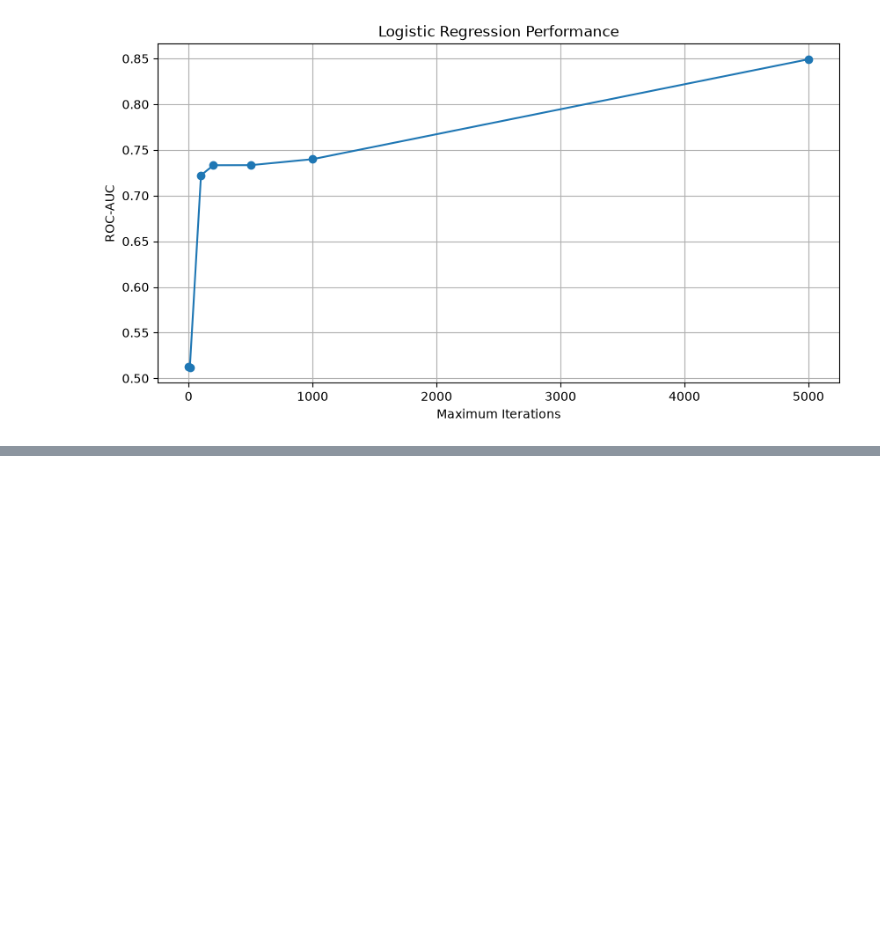
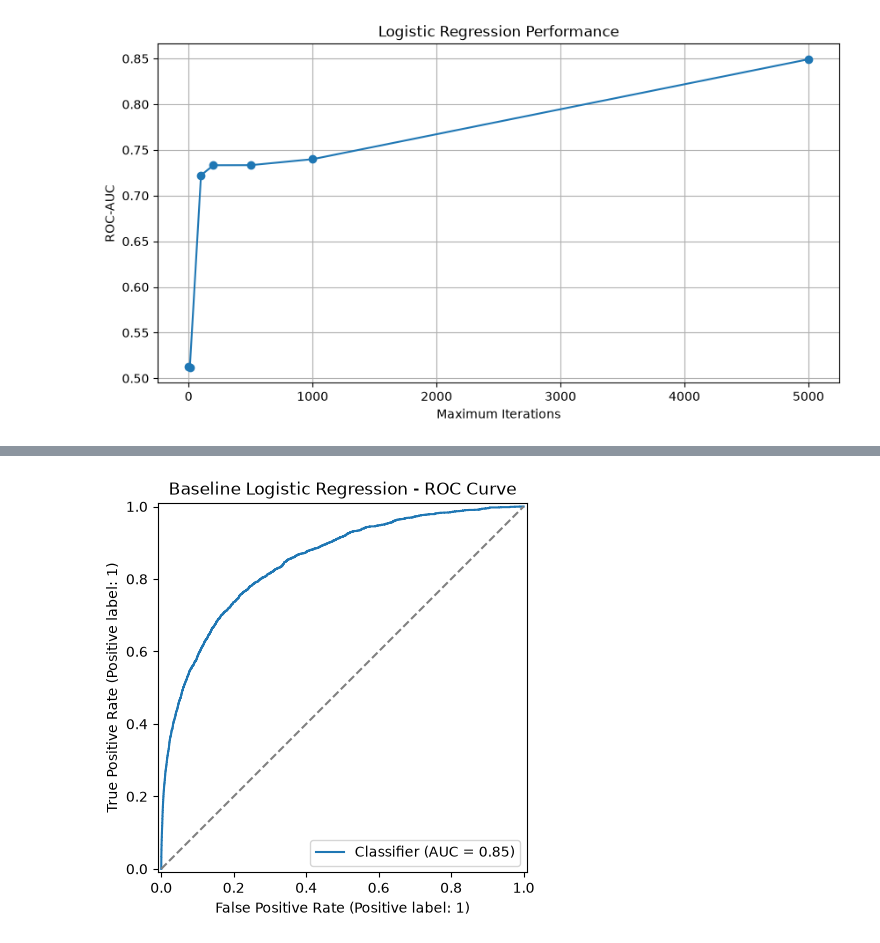
Before and after one commit to DGT-INT/credit_card_approvals_study, a Jupyter notebook: code/preprocessing.ipynb, the cells around one changed output, grey strips where cells are left out. Drawn from its saved outputs; the diff is of its cells as text; code cells hidden in the pictures; blank space fills up the shorter version.

```diff
--- a/code/preprocessing.ipynb
+++ b/code/preprocessing.ipynb
@@ -323,0 +364,10 @@ plt.show()
+# %%
+from sklearn.metrics import RocCurveDisplay
+
+RocCurveDisplay.from_predictions(y_val, y_prob)
+
+plt.plot([0, 1], [0, 1], linestyle="--", color="gray")
+plt.title("Baseline Logistic Regression - ROC Curve")
+plt.show()
+# %% [output]
+[figure, added]
```
Also changed, not shown: parts of 4 cells of this notebook.
